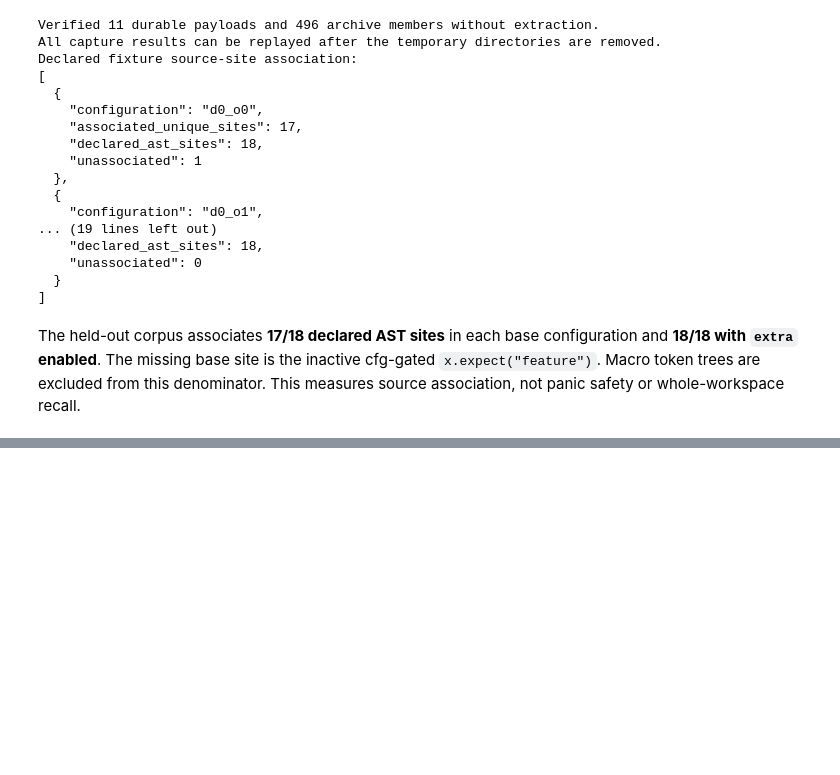
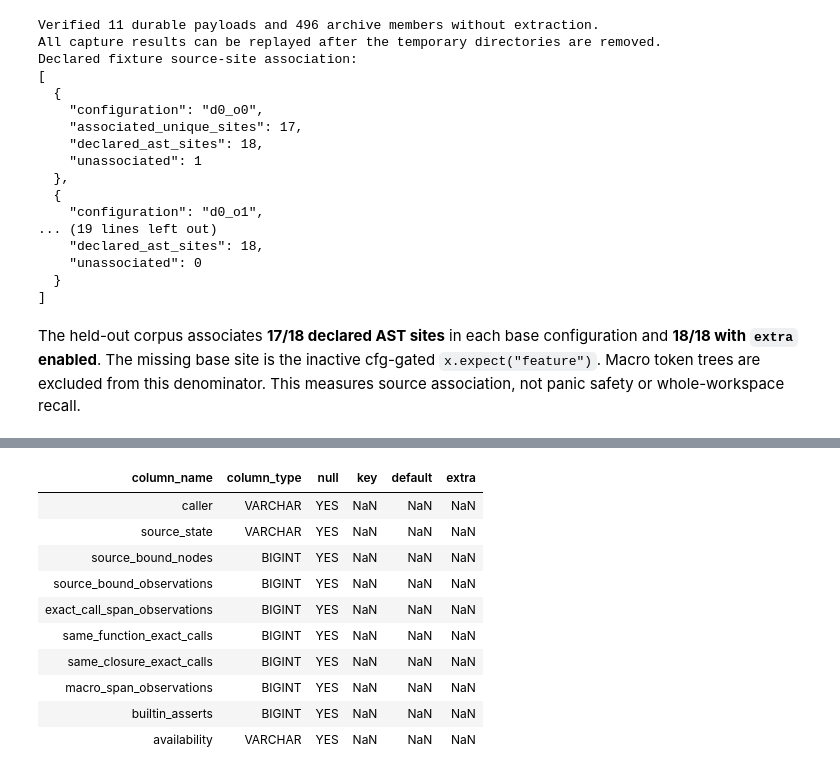
Before and after one commit to getspur/SpurCode, a Jupyter notebook: 2026-10-31-panic-graph-experiment.ipynb, the cells around one changed output, grey strips where cells are left out. Cells and saved outputs as stored; diff of their text form; code cells hidden in the pictures; blank space fills up the shorter version.

```diff
--- a/2026-10-31-panic-graph-experiment.ipynb
+++ b/2026-10-31-panic-graph-experiment.ipynb
@@ -4206,0 +5092,14 @@ The held-out corpus associates **17/18 declared AST sites** in each base configu
+# %%
+DESCRIBE SELECT * FROM read_json_auto('/private/tmp/panic-workspace-20261101/example-d1_o1/flat/frontier.jsonl');
+# %% [output]
+| column_name | column_type | null | key | default | extra |
+| caller | VARCHAR | YES | NaN | NaN | NaN |
+| source_state | VARCHAR | YES | NaN | NaN | NaN |
+| source_bound_nodes | BIGINT | YES | NaN | NaN | NaN |
+| source_bound_observations | BIGINT | YES | NaN | NaN | NaN |
+| exact_call_span_observations | BIGINT | YES | NaN | NaN | NaN |
+| same_function_exact_calls | BIGINT | YES | NaN | NaN | NaN |
+| same_closure_exact_calls | BIGINT | YES | NaN | NaN | NaN |
+| macro_span_observations | BIGINT | YES | NaN | NaN | NaN |
+| builtin_asserts | BIGINT | YES | NaN | NaN | NaN |
+| availability | VARCHAR | YES | NaN | NaN | NaN |
```
Also changed, not shown: parts of 40 cells of this notebook, 1 other file.
